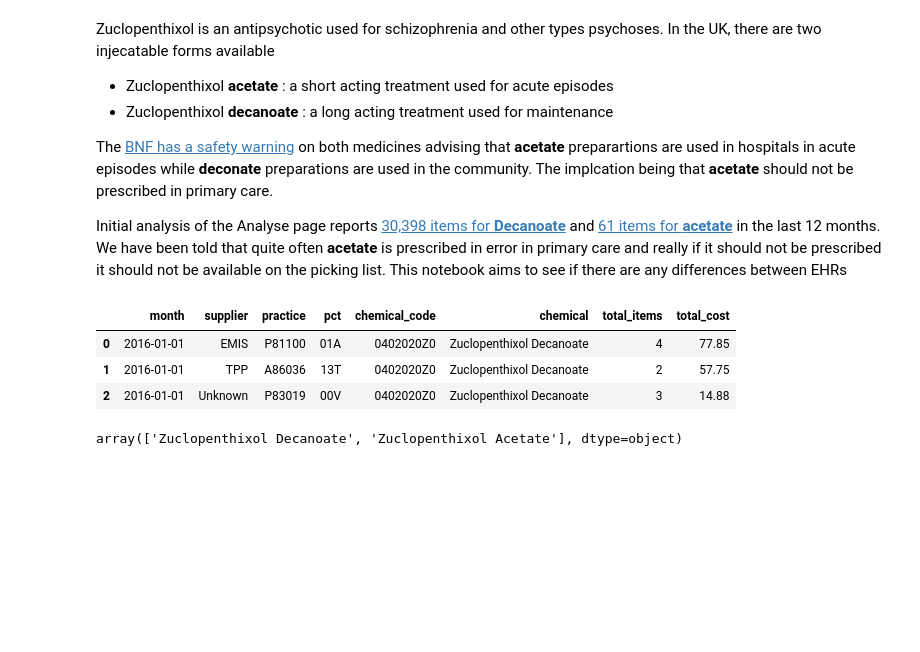
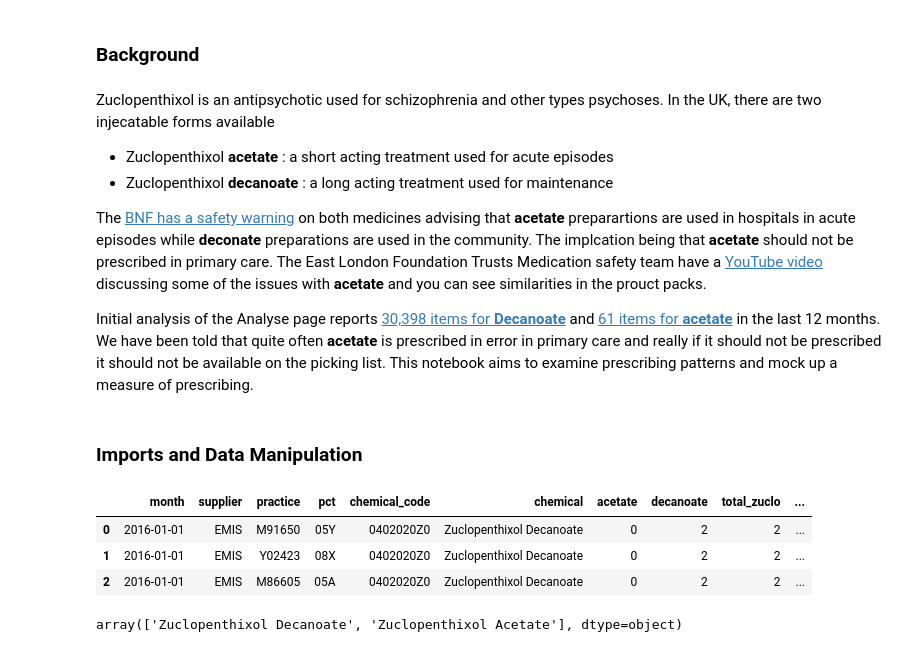
Before and after one commit to ebmdatalab/jupyter-notebooks, a Jupyter notebook: measures_by_software/Draft ideas/Zuclopenthixol/Zuclopenthixol.ipynb, the cells around one changed output. Saved outputs shown, nothing was run; the diff lists cells and outputs as text; code cells hidden in the pictures; blank space fills up the shorter version.

```diff
--- a/measures_by_software/Draft ideas/Zuclopenthixol/Zuclopenthixol.ipynb
+++ b/measures_by_software/Draft ideas/Zuclopenthixol/Zuclopenthixol.ipynb
@@ -1,11 +1,15 @@
+# %% [markdown]
+### Background
 # %% [markdown]
 Zuclopenthixol is an antipsychotic used for schizophrenia and other types psychoses. In the UK, there are two injecatable forms available
  - Zuclopenthixol **acetate** : a short acting treatment used for acute episodes
  - Zuclopenthixol **decanoate** : a long acting treatment used for maintenance
 
- The [BNF has a safety warning](https://bnf.nice.org.uk/drug/zuclopenthixol-acetate.html) on both medicines advising that **acetate** preparartions are used in hospitals in acute episodes while **deconate** preparations are used in the community. The implcation being that **acetate** should not be prescribed in primary care.
+ The [BNF has a safety warning](https://bnf.nice.org.uk/drug/zuclopenthixol-acetate.html) on both medicines advising that **acetate** preparartions are used in hospitals in acute episodes while **deconate** preparations are used in the community. The implcation being that **acetate** should not be prescribed in primary care. The East London Foundation Trusts Medication safety team have a [YouTube video](https://www.youtube.com/watch?v=Fac0QjO8J_Y&list=PLeEBLpkk4vtPZZFhJ0bWw79VwmRf39J97&index=1) discussing some of the issues with **acetate** and you can see similarities in the prouct packs.
 
- Initial analysis of the Analyse page reports [30,398 items for **Decanoate**](https://openprescribing.net/analyse/#org=CCG&numIds=0402020Z0&denom=nothing&selectedTab=summary) and [61 items for **acetate**](https://openprescribing.net/analyse/#org=CCG&numIds=040201010&denom=total_list_size&selectedTab=summary) in the last 12 months. We have been told that quite often **acetate** is prescribed in error in primary care and really if it should not be prescribed it should not be available on the picking list. This notebook aims to see if there are any differences between EHRs
+ Initial analysis of the Analyse page reports [30,398 items for **Decanoate**](https://openprescribing.net/analyse/#org=CCG&numIds=0402020Z0&denom=nothing&selectedTab=summary) and [61 items for **acetate**](https://openprescribing.net/analyse/#org=CCG&numIds=040201010&denom=total_list_size&selectedTab=summary) in the last 12 months. We have been told that quite often **acetate** is prescribed in error in primary care and really if it should not be prescribed it should not be available on the picking list. This notebook aims to examine prescribing patterns and mock up a measure of prescribing.
+# %% [markdown]
+### Imports and Data Manipulation
 # %%
 #import libraries required for analysis
 import pandas as pd
@@ -32,7 +37,9 @@ rx.practice,
 rx.pct,
 SUBSTR(rx.bnf_code,1,9) AS chemical_code,
 chemical,
-sum(items) as total_items,
+sum(IF(rx.bnf_code LIKE "040201010%", items,0)) AS acetate,
+sum(IF(rx.bnf_code LIKE "0402020Z0%", items,0)) AS decanoate,
+sum(items) AS total_zuclo,
 sum(actual_cost) as total_cost
 FROM
 hscic.normalised_prescribing_standard AS rx
@@ -45,37 +52,37 @@ hscic.practice_statistics AS prac
 ON
 rx.practice = prac.practice AND prac.month = rx.month
 JOIN
   alex.vendors AS software
 ON
   software.ODS = rx.practice
   AND Date = rx.month
 JOIN
   hscic.practices as practices
 ON
   practices.code = software.ODS
 WHERE
   practices.setting = 4
   AND total_list_size > 100
   AND (bnf_code LIKE "040201010%" OR ##acetate
   bnf_code LIKE "0402020Z0%") ##Decanoate
 GROUP BY
 rx.month,
 supplier,
 rx.practice,
 rx.pct,
 chemical_code,
 chemical
 ORDER BY
 month"""
 
 df_zuclo = bq.cached_read(sql, csv_path='zuclo.csv')
 df_zuclo['month'] = df_zuclo['month'].astype('datetime64[ns]')
 df_zuclo.head(3)
 # %% [output]
-|  | month | supplier | practice | pct | chemical_code | chemical | total_items | total_cost |
-| 0 | 2016-01-01 | EMIS | P81100 | 01A | 0402020Z0 | Zuclopenthixol Decanoate | 4 | 77.85 |
-| 1 | 2016-01-01 | TPP | A86036 | 13T | 0402020Z0 | Zuclopenthixol Decanoate | 2 | 57.75 |
-| 2 | 2016-01-01 | Unknown | P83019 | 00V | 0402020Z0 | Zuclopenthixol Decanoate | 3 | 14.88 |
+|  | month | supplier | practice | pct | chemical_code | chemical | acetate | decanoate | total_zuclo | ... |
+| 0 | 2016-01-01 | EMIS | M91650 | 05Y | 0402020Z0 | Zuclopenthixol Decanoate | 0 | 2 | 2 | ... |
+| 1 | 2016-01-01 | EMIS | Y02423 | 08X | 0402020Z0 | Zuclopenthixol Decanoate | 0 | 2 | 2 | ... |
+| 2 | 2016-01-01 | EMIS | M86605 | 05A | 0402020Z0 | Zuclopenthixol Decanoate | 0 | 2 | 2 | ... |
 # %%
 ##here we check the BNF name to see if products included look correct and no coding changes.
 df_zuclo["chemical"].unique()
```
Also changed, not shown: parts of 20 cells of this notebook, 4 other files.
